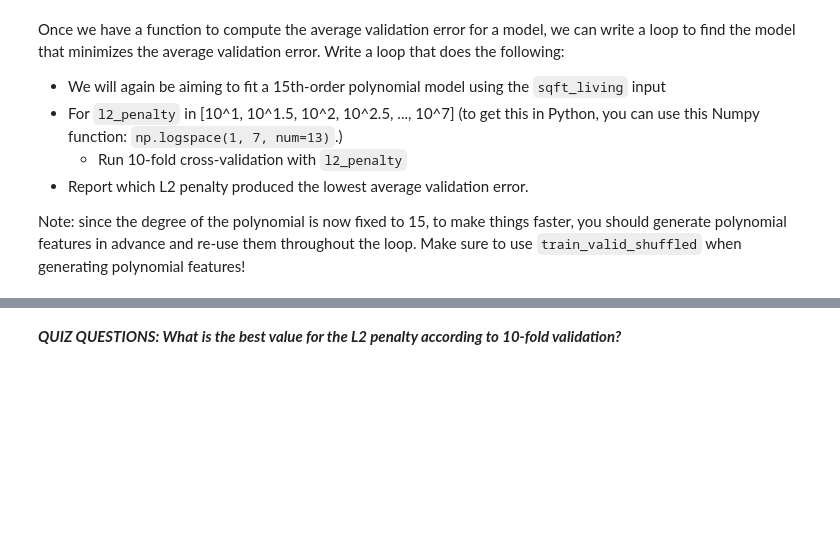
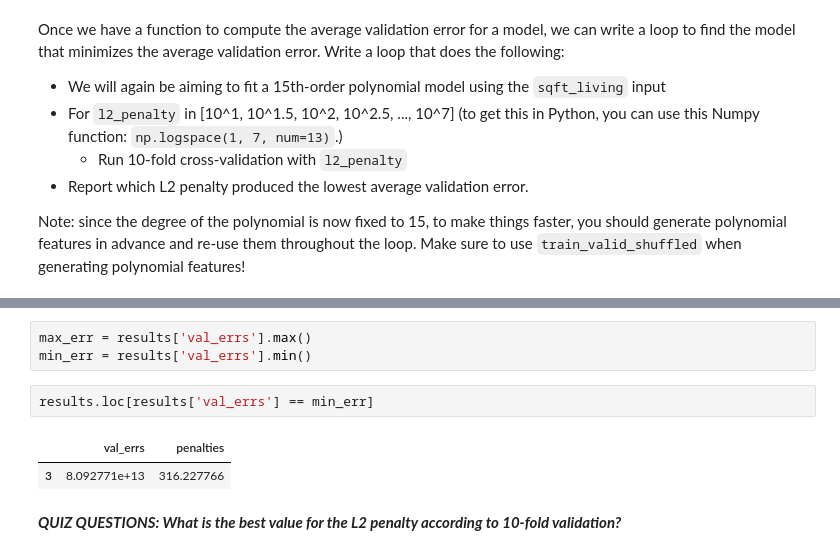
Before and after one commit to SuperJohn/machine-learning-coursera, a Jupyter notebook: Regression/week_4/week-4-ridge-regression-assignment-1-blank.ipynb, the cells around one changed output, grey strips where cells are left out. Drawn from its saved outputs; the diff is of its cells as text; blank space fills up the shorter version.

```diff
--- a/Regression/week_4/week-4-ridge-regression-assignment-1-blank.ipynb
+++ b/Regression/week_4/week-4-ridge-regression-assignment-1-blank.ipynb
@@ -441,3 +495,11 @@ Note: since the degree of the polynomial is now fixed to 15, to make things fast
+# %%
+max_err = results['val_errs'].max()
+min_err = results['val_errs'].min()
+# %%
+results.loc[results['val_errs'] == min_err]
+# %% [output]
+|  | val_errs | penalties |
+| 3 | 8.092771e+13 | 316.227766 |
 # %% [markdown]
 ***QUIZ QUESTIONS:  What is the best value for the L2 penalty according to 10-fold validation?***
 # %% [markdown]
```
Also changed, not shown: parts of 13 cells of this notebook, 3 other files.
